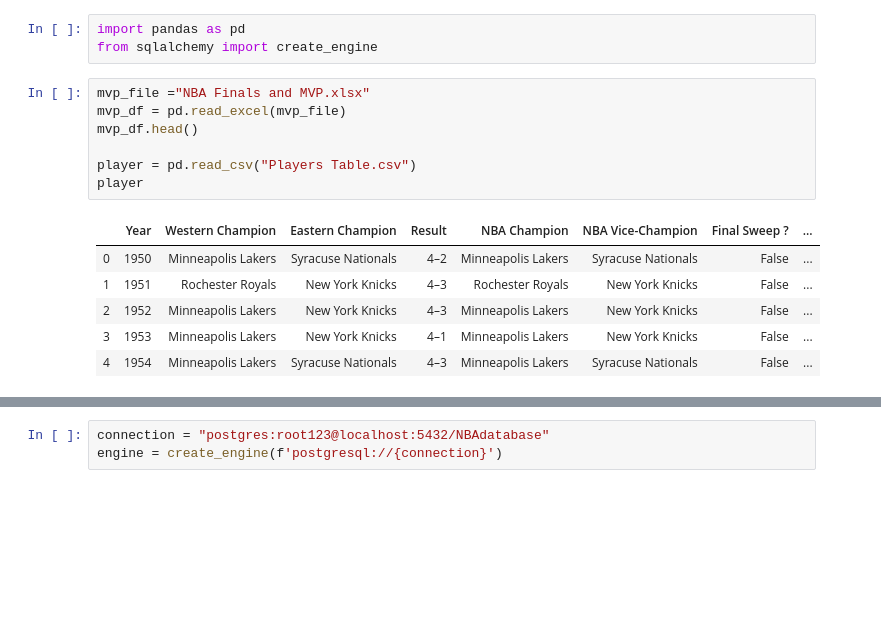
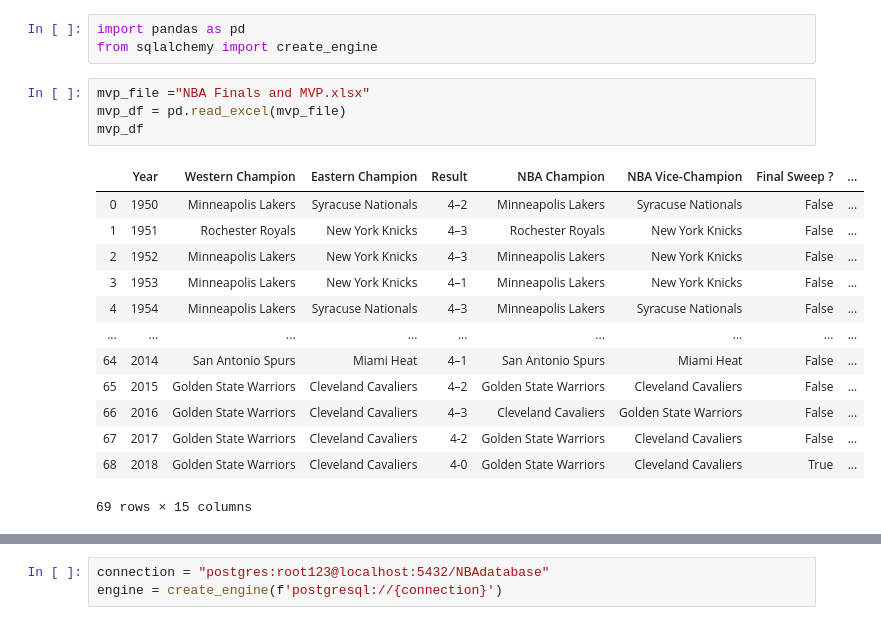
Before and after one commit to whysoq520/ETL-Project, a Jupyter notebook: mvp data cleaning.ipynb, the cells around one changed output, grey strips where cells are left out. Drawn from its saved outputs; the diff is of its cells as text; blank space fills up the shorter version.

```diff
--- a/mvp data cleaning.ipynb
+++ b/mvp data cleaning.ipynb
@@ -4,17 +4,21 @@ from sqlalchemy import create_engine
 # %%
 mvp_file ="NBA Finals and MVP.xlsx"
 mvp_df = pd.read_excel(mvp_file)
-mvp_df.head()
-
-player = pd.read_csv("Players Table.csv")
-player
+mvp_df
 # %% [output]
 |  | Year | Western Champion | Eastern Champion | Result | NBA Champion | NBA Vice-Champion | Final Sweep ? | ... |
 | 0 | 1950 | Minneapolis Lakers | Syracuse Nationals | 4–2 | Minneapolis Lakers | Syracuse Nationals | False | ... |
 | 1 | 1951 | Rochester Royals | New York Knicks | 4–3 | Rochester Royals | New York Knicks | False | ... |
 | 2 | 1952 | Minneapolis Lakers | New York Knicks | 4–3 | Minneapolis Lakers | New York Knicks | False | ... |
 | 3 | 1953 | Minneapolis Lakers | New York Knicks | 4–1 | Minneapolis Lakers | New York Knicks | False | ... |
 | 4 | 1954 | Minneapolis Lakers | Syracuse Nationals | 4–3 | Minneapolis Lakers | Syracuse Nationals | False | ... |
+| ... | ... | ... | ... | ... | ... | ... | ... | ... |
+| 64 | 2014 | San Antonio Spurs | Miami Heat | 4–1 | San Antonio Spurs | Miami Heat | False | ... |
+| 65 | 2015 | Golden State Warriors | Cleveland Cavaliers | 4–2 | Golden State Warriors | Cleveland Cavaliers | False | ... |
+| 66 | 2016 | Golden State Warriors | Cleveland Cavaliers | 4–3 | Cleveland Cavaliers | Golden State Warriors | False | ... |
+| 67 | 2017 | Golden State Warriors | Cleveland Cavaliers | 4-2 | Golden State Warriors | Cleveland Cavaliers | False | ... |
+| 68 | 2018 | Golden State Warriors | Cleveland Cavaliers | 4-0 | Golden State Warriors | Cleveland Cavaliers | True | ... |
+69 rows × 15 columns
 # %%
 df_drop=mvp_df.iloc[6:]
 df_drop
```
Also changed, not shown: parts of 9 cells of this notebook.
